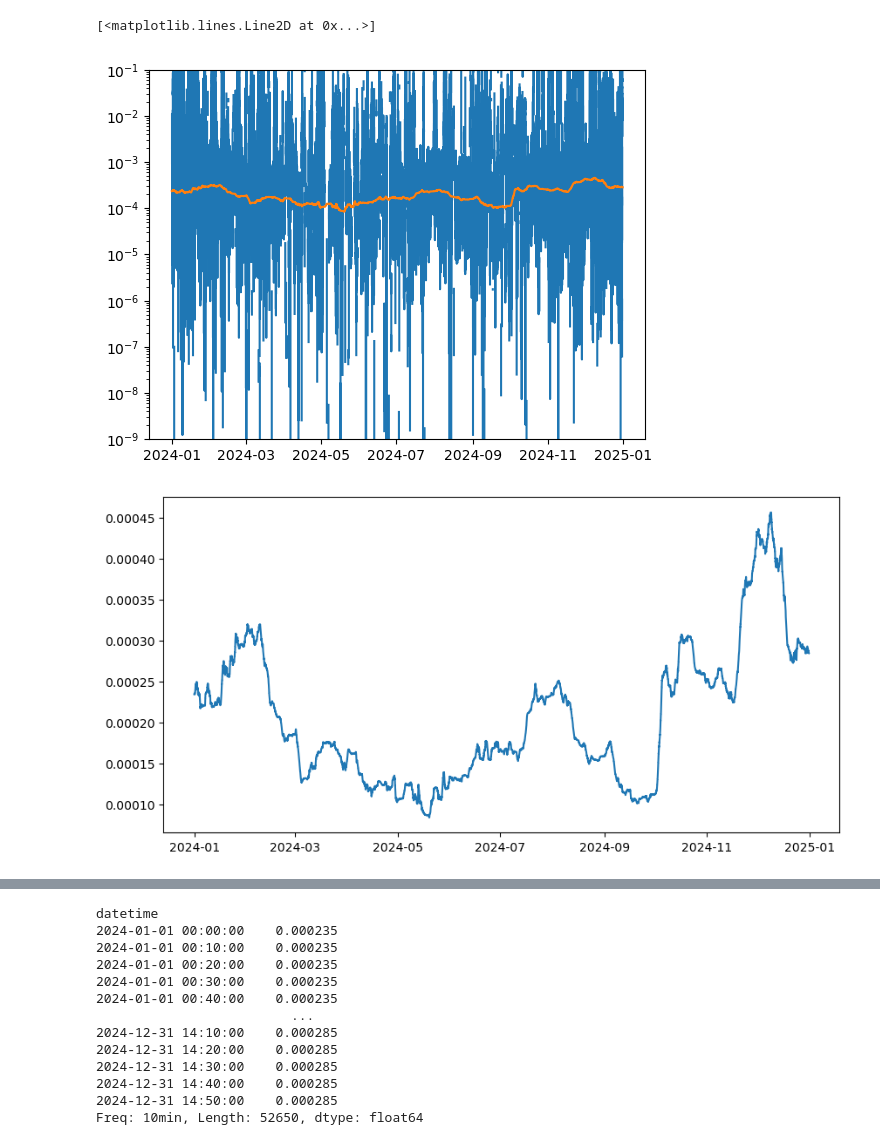
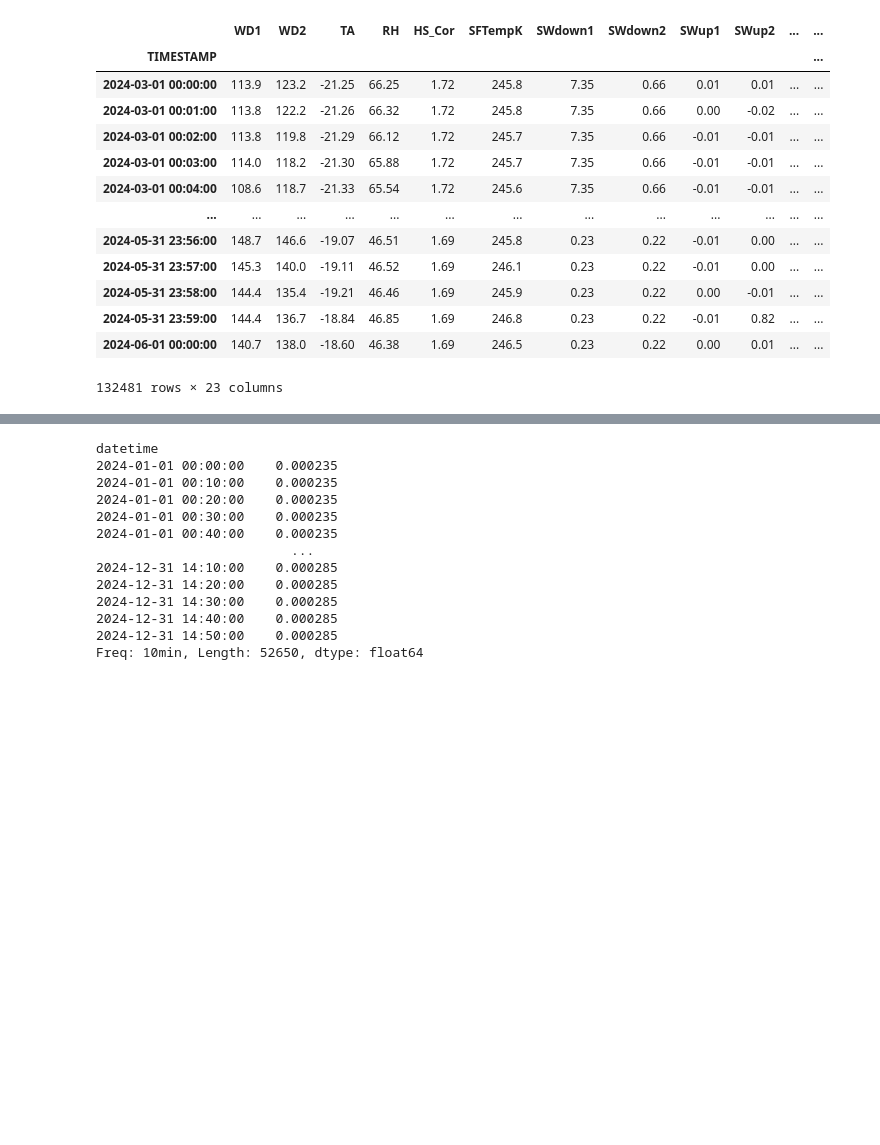
Before and after one commit to Rainette9/DataProcessingScripts, a Jupyter notebook: notebooks/MO_fluxes.ipynb, the cells around one changed output, grey strips where cells are left out. Saved outputs shown, nothing was run; the diff lists cells and outputs as text; code cells hidden in the pictures; blank space fills up the shorter version.

```diff
--- a/notebooks/MO_fluxes.ipynb
+++ b/notebooks/MO_fluxes.ipynb
@@ -109,12 +135,25 @@ Files found: ['/home/engbers/Documents/PhD/EC_data_convert/CSAT_26m/EddyPro_outp
 # %%
 z0, z0rolling=compute_roughness_length(fluxes_SFC, fluxes_SFC_qc, 1.5)
-plt.plot(z0)
-plt.plot(z0rolling, label='z0 rolling median')
-plt.yscale('log')
-plt.ylim(1e-9, 1e-1)
-plt.figure(figsize=(10, 5))
-plt.plot(z0rolling, label='z0 rolling median')
+# plt.plot(z0)
+# plt.plot(z0rolling, label='z0 rolling median')
+# plt.yscale('log')
+# plt.ylim(1e-9, 1e-1)
+# plt.figure(figsize=(10, 5))
+# plt.plot(z0rolling, label='z0 rolling median')
-# %% [output]
-[<matplotlib.lines.Line2D at 0x...>]
-[figure, removed]
-[figure, removed]
+# %%
+slowdata_cleaned
+# %% [output]
+|  | WD1 | WD2 | TA | RH | HS_Cor | SFTempK | SWdown1 | SWdown2 | SWup1 | SWup2 | ... | ... |
+| TIMESTAMP |  |  |  |  |  |  |  |  |  |  |  | ... |
+| 2024-03-01 00:00:00 | 113.9 | 123.2 | -21.25 | 66.25 | 1.72 | 245.8 | 7.35 | 0.66 | 0.01 | 0.01 | ... | ... |
+| 2024-03-01 00:01:00 | 113.8 | 122.2 | -21.26 | 66.32 | 1.72 | 245.8 | 7.35 | 0.66 | 0.00 | -0.02 | ... | ... |
+| 2024-03-01 00:02:00 | 113.8 | 119.8 | -21.29 | 66.12 | 1.72 | 245.7 | 7.35 | 0.66 | -0.01 | -0.01 | ... | ... |
+| 2024-03-01 00:03:00 | 114.0 | 118.2 | -21.30 | 65.88 | 1.72 | 245.7 | 7.35 | 0.66 | -0.01 | -0.01 | ... | ... |
+| 2024-03-01 00:04:00 | 108.6 | 118.7 | -21.33 | 65.54 | 1.72 | 245.6 | 7.35 | 0.66 | -0.01 | -0.01 | ... | ... |
+| ... | ... | ... | ... | ... | ... | ... | ... | ... | ... | ... | ... | ... |
+| 2024-05-31 23:56:00 | 148.7 | 146.6 | -19.07 | 46.51 | 1.69 | 245.8 | 0.23 | 0.22 | -0.01 | 0.00 | ... | ... |
+| 2024-05-31 23:57:00 | 145.3 | 140.0 | -19.11 | 46.52 | 1.69 | 246.1 | 0.23 | 0.22 | -0.01 | 0.00 | ... | ... |
+| 2024-05-31 23:58:00 | 144.4 | 135.4 | -19.21 | 46.46 | 1.69 | 245.9 | 0.23 | 0.22 | 0.00 | -0.01 | ... | ... |
+| 2024-05-31 23:59:00 | 144.4 | 136.7 | -18.84 | 46.85 | 1.69 | 246.8 | 0.23 | 0.22 | -0.01 | 0.82 | ... | ... |
+| 2024-06-01 00:00:00 | 140.7 | 138.0 | -18.60 | 46.38 | 1.69 | 246.5 | 0.23 | 0.22 | 0.00 | 0.01 | ... | ... |
+132481 rows × 23 columns
```
Also changed, not shown: parts of 8 cells of this notebook, 10 other files.
